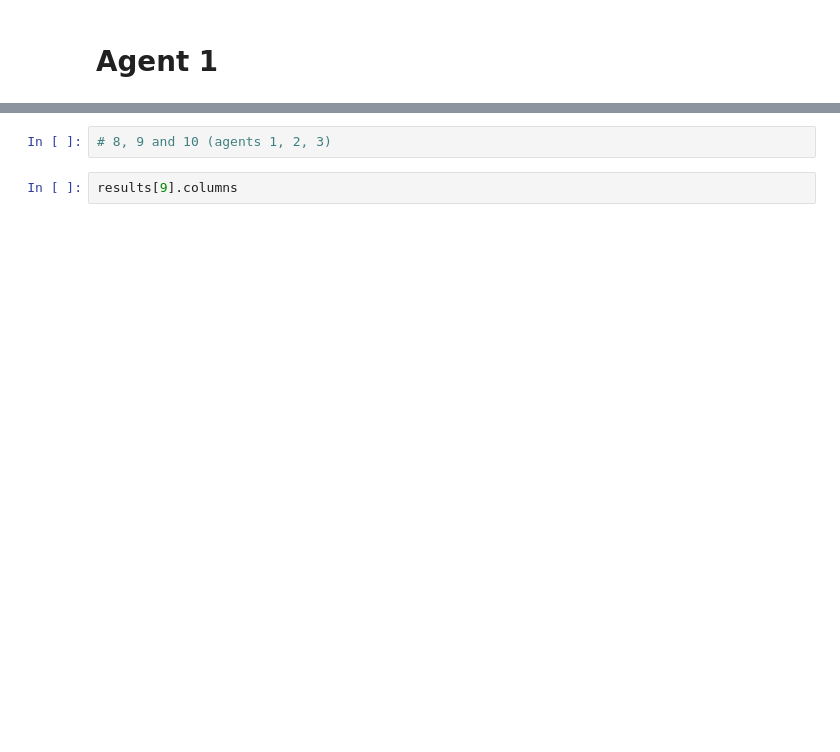
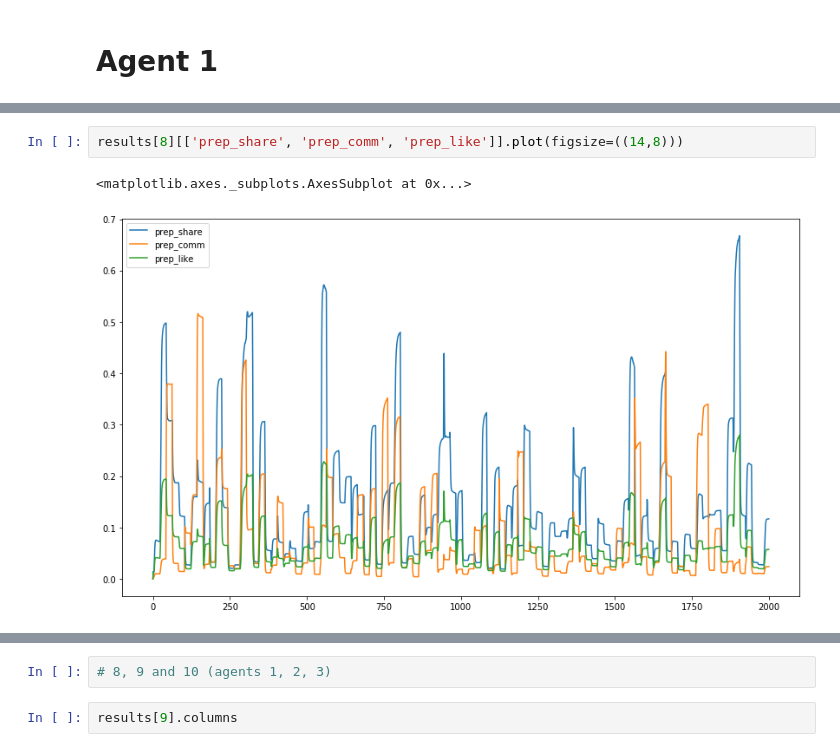
Before and after one commit to ericinlinux/sharing_behavior, a Jupyter notebook: Draft_Test_Parameters.ipynb, the cells around one changed output, grey strips where cells are left out. Cells and saved outputs as stored; diff of their text form; blank space fills up the shorter version.

```diff
--- a/Draft_Test_Parameters.ipynb
+++ b/Draft_Test_Parameters.ipynb
@@ -66,3 +69,8 @@ results[8][['attention_1', 'attention_2']].plot(figsize=((14,8)))
+# %%
+results[8][['prep_share', 'prep_comm', 'prep_like']].plot(figsize=((14,8)))
+# %% [output]
+<matplotlib.axes._subplots.AxesSubplot at 0x...>
+[figure, added]
 # %%
 fig = plt.figure(figsize=((14,8)))
 
```
Also changed, not shown: parts of 8 cells of this notebook, 11 other files.
